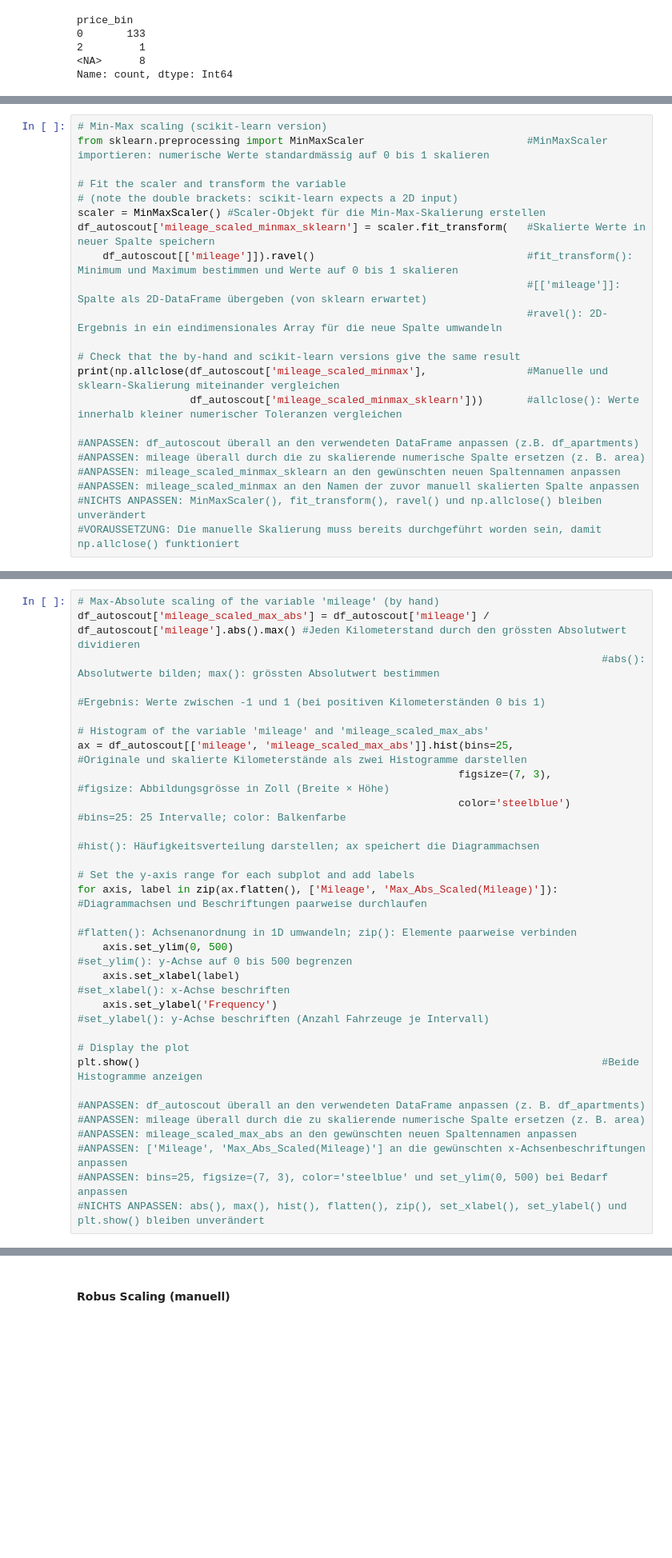
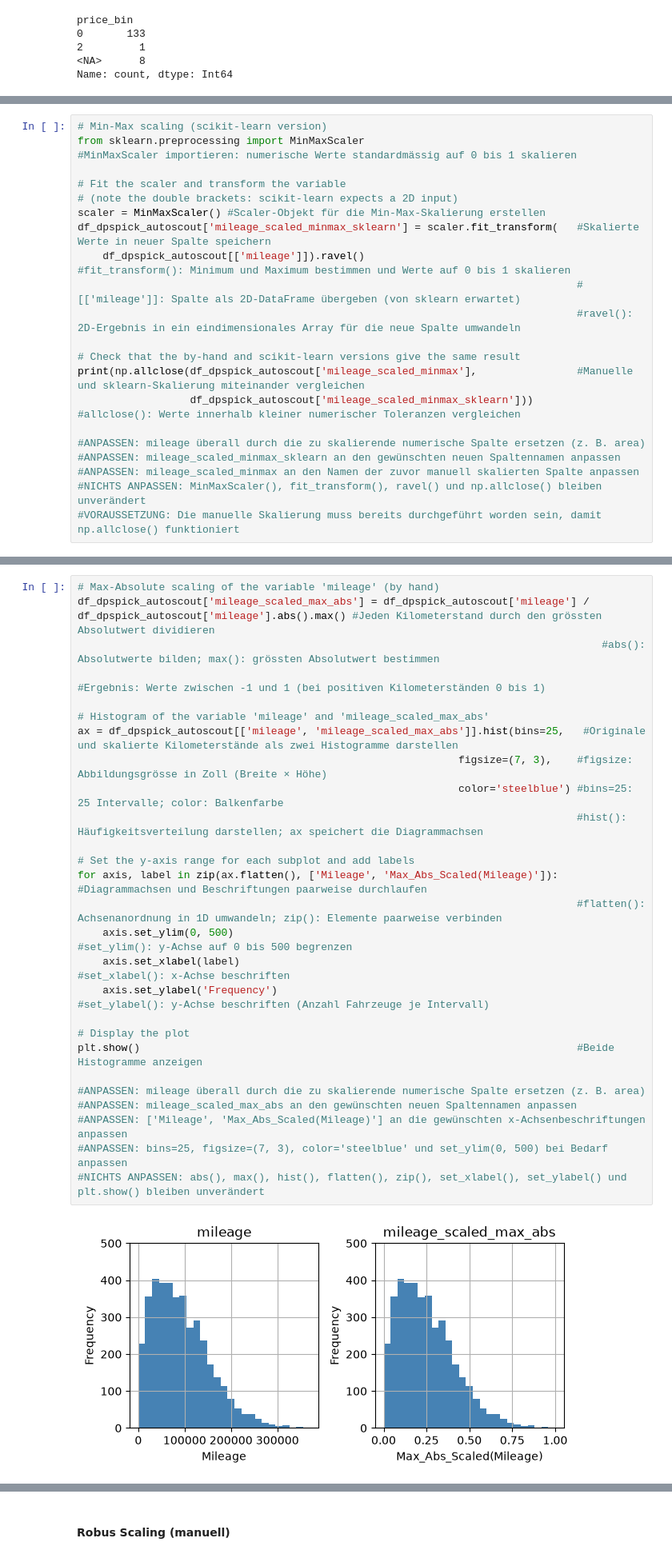
Before and after one commit to pyrat12/DS_HS2026_LNW, a Jupyter notebook: DS_HS2026_LNW_I_Examples/AP02/AP02 V4 Data Preparation/AP02 V4 DP Spick 2.ipynb, the cells around one changed output, grey strips where cells are left out. Shown at 80% size. Cells and saved outputs as stored; diff of their text form; blank space fills up the shorter version.

```diff
--- a/DS_HS2026_LNW_I_Examples/AP02/AP02 V4 Data Preparation/AP02 V4 DP Spick 2.ipynb
+++ b/DS_HS2026_LNW_I_Examples/AP02/AP02 V4 Data Preparation/AP02 V4 DP Spick 2.ipynb
@@ -416,20 +699,19 @@ plt.show()
 # %%
 # Min-Max scaling (scikit-learn version)
-from sklearn.preprocessing import MinMaxScaler                          #MinMaxScaler importieren: numerische Werte standardmässig auf 0 bis 1 skalieren
+from sklearn.preprocessing import MinMaxScaler                                  #MinMaxScaler importieren: numerische Werte standardmässig auf 0 bis 1 skalieren
 
 # Fit the scaler and transform the variable
 # (note the double brackets: scikit-learn expects a 2D input)
 scaler = MinMaxScaler() #Scaler-Objekt für die Min-Max-Skalierung erstellen
-df_autoscout['mileage_scaled_minmax_sklearn'] = scaler.fit_transform(   #Skalierte Werte in neuer Spalte speichern
-    df_autoscout[['mileage']]).ravel()                                  #fit_transform(): Minimum und Maximum bestimmen und Werte auf 0 bis 1 skalieren
-                                                                        #[['mileage']]: Spalte als 2D-DataFrame übergeben (von sklearn erwartet)
-                                                                        #ravel(): 2D-Ergebnis in ein eindimensionales Array für die neue Spalte umwandeln
+df_dpspick_autoscout['mileage_scaled_minmax_sklearn'] = scaler.fit_transform(   #Skalierte Werte in neuer Spalte speichern
+    df_dpspick_autoscout[['mileage']]).ravel()                                  #fit_transform(): Minimum und Maximum bestimmen und Werte auf 0 bis 1 skalieren
+                                                                                #[['mileage']]: Spalte als 2D-DataFrame übergeben (von sklearn erwartet)
+                                                                                #ravel(): 2D-Ergebnis in ein eindimensionales Array für die neue Spalte umwandeln
 
 # Check that the by-hand and scikit-learn versions give the same result
-print(np.allclose(df_autoscout['mileage_scaled_minmax'],                #Manuelle und sklearn-Skalierung miteinander vergleichen
-                  df_autoscout['mileage_scaled_minmax_sklearn']))       #allclose(): Werte innerhalb kleiner numerischer Toleranzen vergleichen
+print(np.allclose(df_dpspick_autoscout['mileage_scaled_minmax'],                #Manuelle und sklearn-Skalierung miteinander vergleichen
+                  df_dpspick_autoscout['mileage_scaled_minmax_sklearn']))       #allclose(): Werte innerhalb kleiner numerischer Toleranzen vergleichen
 
-#ANPASSEN: df_autoscout überall an den verwendeten DataFrame anpassen (z.B. df_apartments)
 #ANPASSEN: mileage überall durch die zu skalierende numerische Spalte ersetzen (z. B. area)
 #ANPASSEN: mileage_scaled_minmax_sklearn an den gewünschten neuen Spaltennamen anpassen
 #ANPASSEN: mileage_scaled_minmax an den Namen der zuvor manuell skalierten Spalte anpassen
@@ -446,31 +730,32 @@ Ist ein Skalierungsverfahren, bei dem jeder Wert durch den grössten Absolutwert
 # %%
 # Max-Absolute scaling of the variable 'mileage' (by hand)
-df_autoscout['mileage_scaled_max_abs'] = df_autoscout['mileage'] / df_autoscout['mileage'].abs().max() #Jeden Kilometerstand durch den grössten Absolutwert dividieren
+df_dpspick_autoscout['mileage_scaled_max_abs'] = df_dpspick_autoscout['mileage'] / df_dpspick_autoscout['mileage'].abs().max() #Jeden Kilometerstand durch den grössten Absolutwert dividieren
                                                                                     #abs(): Absolutwerte bilden; max(): grössten Absolutwert bestimmen
                                                                                     #Ergebnis: Werte zwischen -1 und 1 (bei positiven Kilometerständen 0 bis 1)
 
 # Histogram of the variable 'mileage' and 'mileage_scaled_max_abs'
-ax = df_autoscout[['mileage', 'mileage_scaled_max_abs']].hist(bins=25,              #Originale und skalierte Kilometerstände als zwei Histogramme darstellen
-                                                             figsize=(7, 3),        #figsize: Abbildungsgrösse in Zoll (Breite × Höhe)
-                                                             color='steelblue')     #bins=25: 25 Intervalle; color: Balkenfarbe
-                                                                                    #hist(): Häufigkeitsverteilung darstellen; ax speichert die Diagrammachsen
+ax = df_dpspick_autoscout[['mileage', 'mileage_scaled_max_abs']].hist(bins=25,   #Originale und skalierte Kilometerstände als zwei Histogramme darstellen
+                                                             figsize=(7, 3),    #figsize: Abbildungsgrösse in Zoll (Breite × Höhe)
+                                                             color='steelblue') #bins=25: 25 Intervalle; color: Balkenfarbe
+                                                                                #hist(): Häufigkeitsverteilung darstellen; ax speichert die Diagrammachsen
 
 # Set the y-axis range for each subplot and add labels
-for axis, label in zip(ax.flatten(), ['Mileage', 'Max_Abs_Scaled(Mileage)']):       #Diagrammachsen und Beschriftungen paarweise durchlaufen
-                                                                                    #flatten(): Achsenanordnung in 1D umwandeln; zip(): Elemente paarweise verbinden
-    axis.set_ylim(0, 500)                                                           #set_ylim(): y-Achse auf 0 bis 500 begrenzen
-    axis.set_xlabel(label)                                                          #set_xlabel(): x-Achse beschriften
-    axis.set_ylabel('Frequency')                                                    #set_ylabel(): y-Achse beschriften (Anzahl Fahrzeuge je Intervall)
+for axis, label in zip(ax.flatten(), ['Mileage', 'Max_Abs_Scaled(Mileage)']):   #Diagrammachsen und Beschriftungen paarweise durchlaufen
+                                                                                #flatten(): Achsenanordnung in 1D umwandeln; zip(): Elemente paarweise verbinden
+    axis.set_ylim(0, 500)                                                       #set_ylim(): y-Achse auf 0 bis 500 begrenzen
+    axis.set_xlabel(label)                                                      #set_xlabel(): x-Achse beschriften
+    axis.set_ylabel('Frequency')                                                #set_ylabel(): y-Achse beschriften (Anzahl Fahrzeuge je Intervall)
 
 # Display the plot
-plt.show()                                                                          #Beide Histogramme anzeigen
+plt.show()                                                                      #Beide Histogramme anzeigen
 
-#ANPASSEN: df_autoscout überall an den verwendeten DataFrame anpassen (z. B. df_apartments)
 #ANPASSEN: mileage überall durch die zu skalierende numerische Spalte ersetzen (z. B. area)
 #ANPASSEN: mileage_scaled_max_abs an den gewünschten neuen Spaltennamen anpassen
 #ANPASSEN: ['Mileage', 'Max_Abs_Scaled(Mileage)'] an die gewünschten x-Achsenbeschriftungen anpassen
 #ANPASSEN: bins=25, figsize=(7, 3), color='steelblue' und set_ylim(0, 500) bei Bedarf anpassen
 #NICHTS ANPASSEN: abs(), max(), hist(), flatten(), zip(), set_xlabel(), set_ylabel() und plt.show() bleiben unverändert
+# %% [output]
+[figure, added]
 # %% [markdown]
 #### Max-Absolute Scaling (scikit-learn)
 
```
Also changed, not shown: parts of 26 cells of this notebook, 1 other file.
